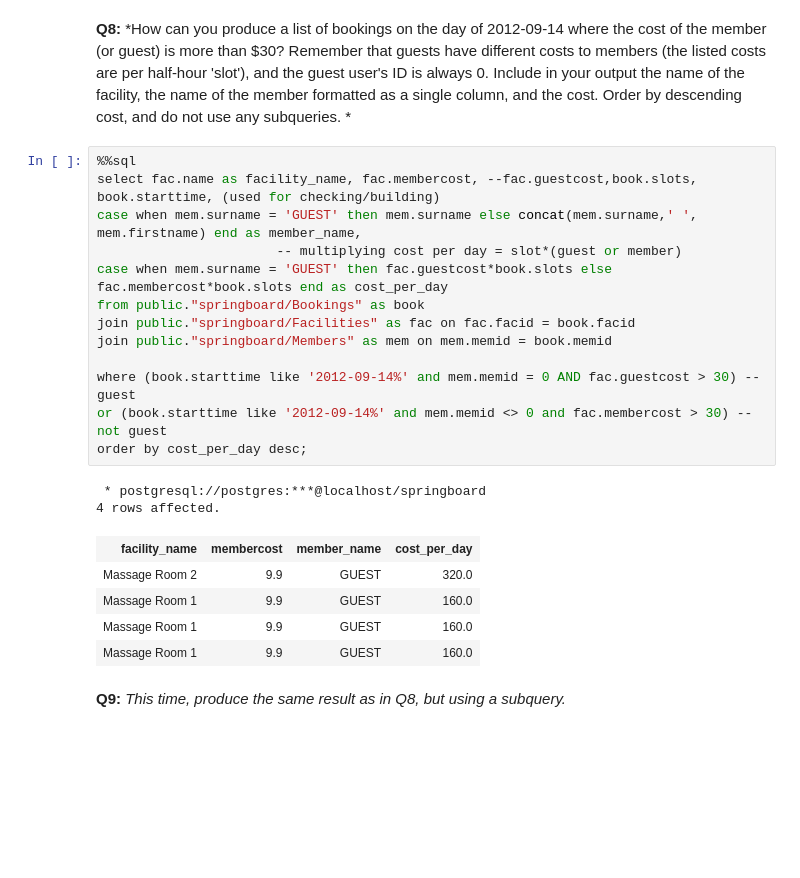
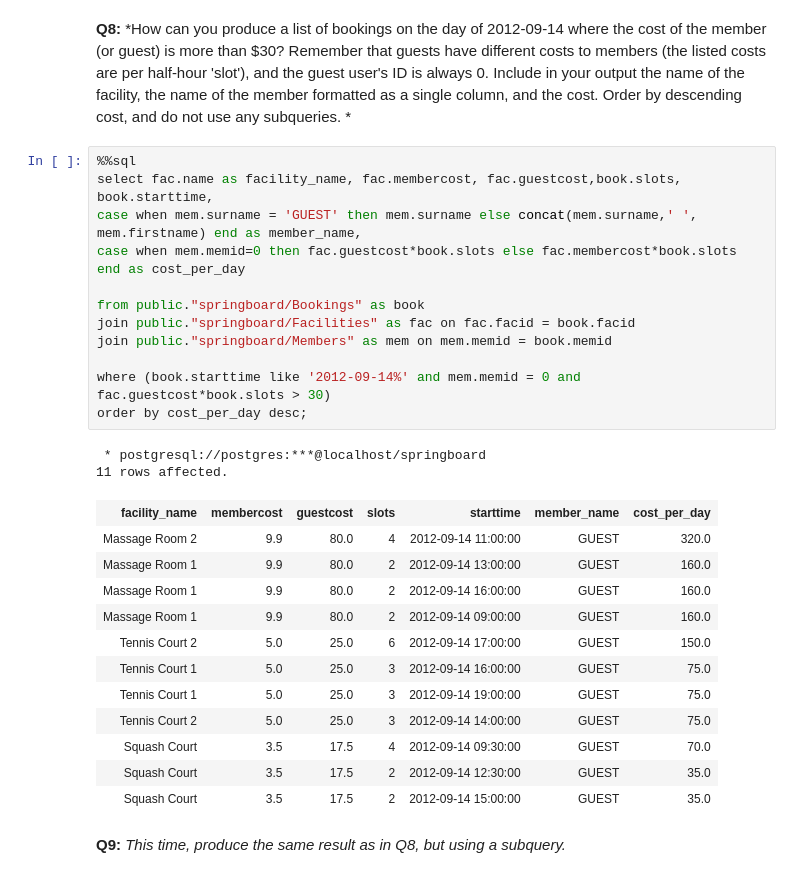
Before and after one commit to pmleffers/Springboard_Mini-Projects, a Jupyter notebook: Sql_Springboard.ipynb, the cells around one changed output. Drawn from its saved outputs; the diff is of its cells as text; blank space fills up the shorter version.

```diff
--- a/Sql_Springboard.ipynb
+++ b/Sql_Springboard.ipynb
@@ -378,25 +376,31 @@ facility, the name of the member formatted as a single column, and the cost.
 Order by descending cost, and do not use any subqueries. *
 # %%
 %%sql
-select fac.name as facility_name, fac.membercost, --fac.guestcost,book.slots, book.starttime, (used for checking/building)
+select fac.name as facility_name, fac.membercost, fac.guestcost,book.slots, book.starttime,
 case when mem.surname = 'GUEST' then mem.surname else concat(mem.surname,' ', mem.firstname) end as member_name,
-                       -- multiplying cost per day = slot*(guest or member)
-case when mem.surname = 'GUEST' then fac.guestcost*book.slots else fac.membercost*book.slots end as cost_per_day
+case when mem.memid=0 then fac.guestcost*book.slots else fac.membercost*book.slots end as cost_per_day
+
 from public."springboard/Bookings" as book
 join public."springboard/Facilities" as fac on fac.facid = book.facid
 join public."springboard/Members" as mem on mem.memid = book.memid
 
-where (book.starttime like '2012-09-14%' and mem.memid = 0 AND fac.guestcost > 30) -- guest
-or (book.starttime like '2012-09-14%' and mem.memid <> 0 and fac.membercost > 30) -- not guest
+where (book.starttime like '2012-09-14%' and mem.memid = 0 and fac.guestcost*book.slots > 30)
 order by cost_per_day desc;
 # %% [output]
  * postgresql://postgres:***@localhost/springboard
-4 rows affected.
+11 rows affected.
-| facility_name | membercost | member_name | cost_per_day |
-| Massage Room 2 | 9.9 | GUEST | 320.0 |
-| Massage Room 1 | 9.9 | GUEST | 160.0 |
-| Massage Room 1 | 9.9 | GUEST | 160.0 |
-| Massage Room 1 | 9.9 | GUEST | 160.0 |
+| facility_name | membercost | guestcost | slots | starttime | member_name | cost_per_day |
+| Massage Room 2 | 9.9 | 80.0 | 4 | 2012-09-14 11:00:00 | GUEST | 320.0 |
+| Massage Room 1 | 9.9 | 80.0 | 2 | 2012-09-14 13:00:00 | GUEST | 160.0 |
+| Massage Room 1 | 9.9 | 80.0 | 2 | 2012-09-14 16:00:00 | GUEST | 160.0 |
+| Massage Room 1 | 9.9 | 80.0 | 2 | 2012-09-14 09:00:00 | GUEST | 160.0 |
+| Tennis Court 2 | 5.0 | 25.0 | 6 | 2012-09-14 17:00:00 | GUEST | 150.0 |
+| Tennis Court 1 | 5.0 | 25.0 | 3 | 2012-09-14 16:00:00 | GUEST | 75.0 |
+| Tennis Court 1 | 5.0 | 25.0 | 3 | 2012-09-14 19:00:00 | GUEST | 75.0 |
+| Tennis Court 2 | 5.0 | 25.0 | 3 | 2012-09-14 14:00:00 | GUEST | 75.0 |
+| Squash Court | 3.5 | 17.5 | 4 | 2012-09-14 09:30:00 | GUEST | 70.0 |
+| Squash Court | 3.5 | 17.5 | 2 | 2012-09-14 12:30:00 | GUEST | 35.0 |
+| Squash Court | 3.5 | 17.5 | 2 | 2012-09-14 15:00:00 | GUEST | 35.0 |
 # %% [markdown]
 **Q9:** *This time, produce the same result as in Q8, but using a subquery.*
 # %%
```
Also changed, not shown: parts of 7 cells of this notebook.
